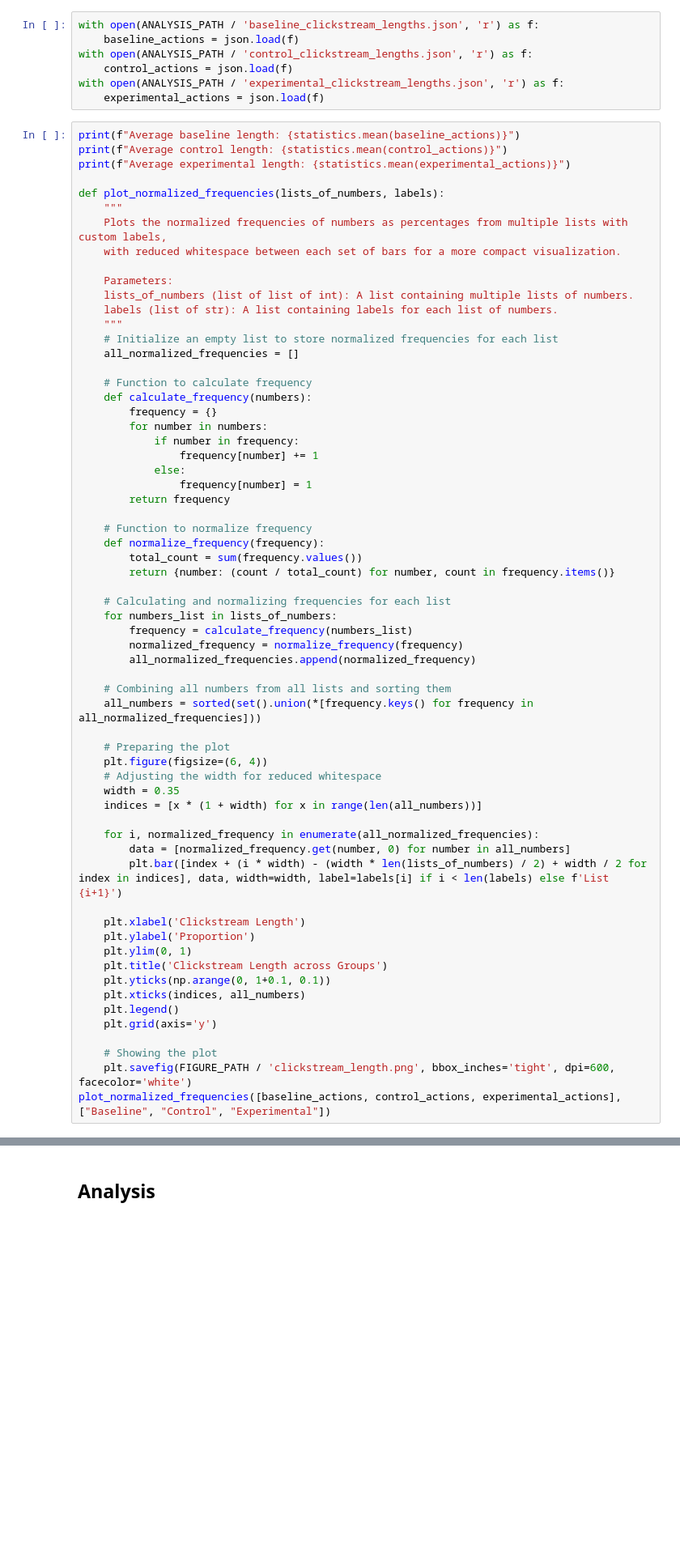
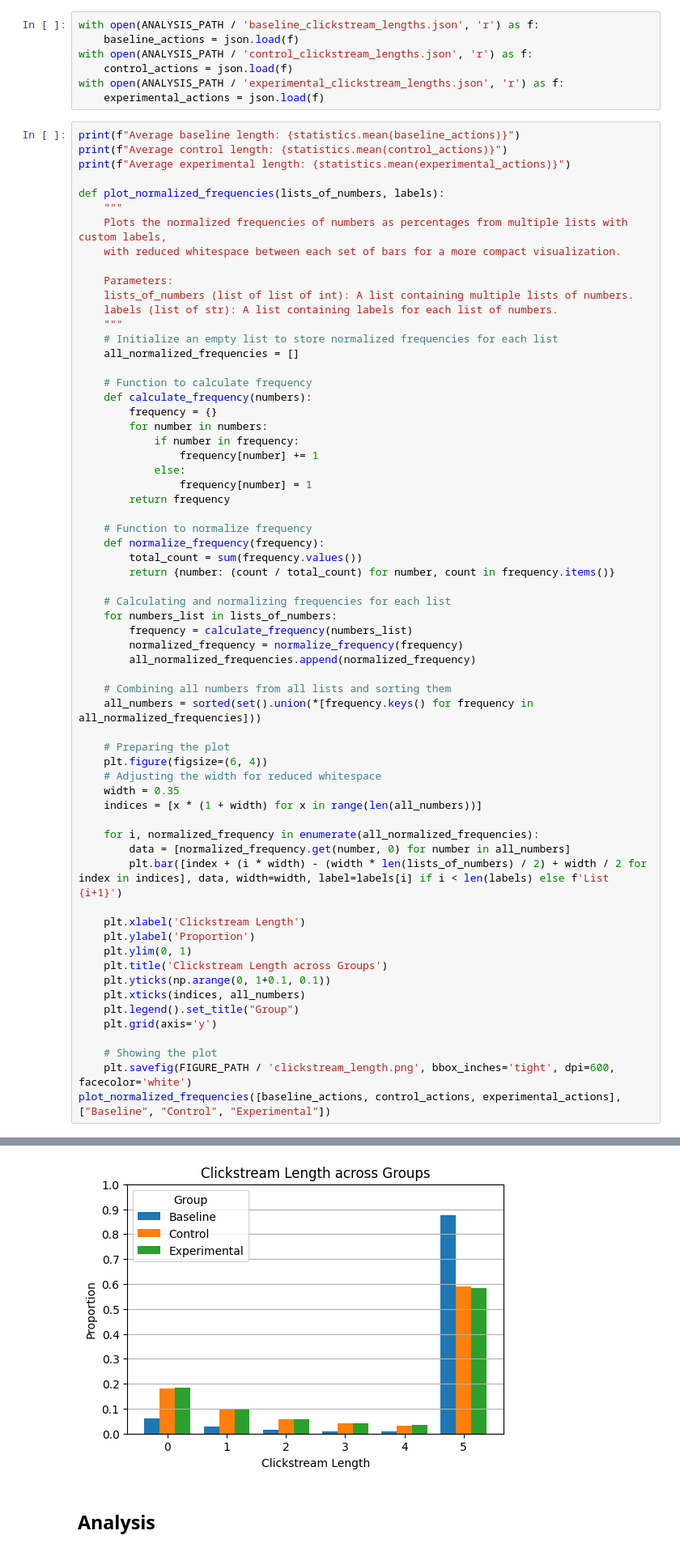
Before and after one commit to maxwellmlin/cookie-classify, a Jupyter notebook: classification_algo.ipynb, the cells around one changed output, grey strips where cells are left out. Shown at 81% size. Drawn from its saved outputs; the diff is of its cells as text; blank space fills up the shorter version.

```diff
--- a/classification_algo.ipynb
+++ b/classification_algo.ipynb
@@ -465,34 +465,35 @@ def plot_normalized_frequencies(lists_of_numbers, labels):
         all_normalized_frequencies.append(normalized_frequency)
 
     # Combining all numbers from all lists and sorting them
     all_numbers = sorted(set().union(*[frequency.keys() for frequency in all_normalized_frequencies]))
 
     # Preparing the plot
     plt.figure(figsize=(6, 4))
     # Adjusting the width for reduced whitespace
     width = 0.35
     indices = [x * (1 + width) for x in range(len(all_numbers))]
 
     for i, normalized_frequency in enumerate(all_normalized_frequencies):
         data = [normalized_frequency.get(number, 0) for number in all_numbers]
         plt.bar([index + (i * width) - (width * len(lists_of_numbers) / 2) + width / 2 for index in indices], data, width=width, label=labels[i] if i < len(labels) else f'List {i+1}')
 
     plt.xlabel('Clickstream Length')
     plt.ylabel('Proportion')
     plt.ylim(0, 1)
     plt.title('Clickstream Length across Groups')
     plt.yticks(np.arange(0, 1+0.1, 0.1))
     plt.xticks(indices, all_numbers)
-    plt.legend()
+    plt.legend().set_title("Group")
     plt.grid(axis='y')
 
     # Showing the plot
     plt.savefig(FIGURE_PATH / 'clickstream_length.png', bbox_inches='tight', dpi=600, facecolor='white')
 plot_normalized_frequencies([baseline_actions, control_actions, experimental_actions], ["Baseline", "Control", "Experimental"])
 # %% [output]
 Average baseline length: 4.502092294233433
 Average control length: 3.411912225705329
 Average experimental length: 3.3914995990376906
+[figure, added]
 # %% [markdown]
 ## Analysis
 # %%
```
